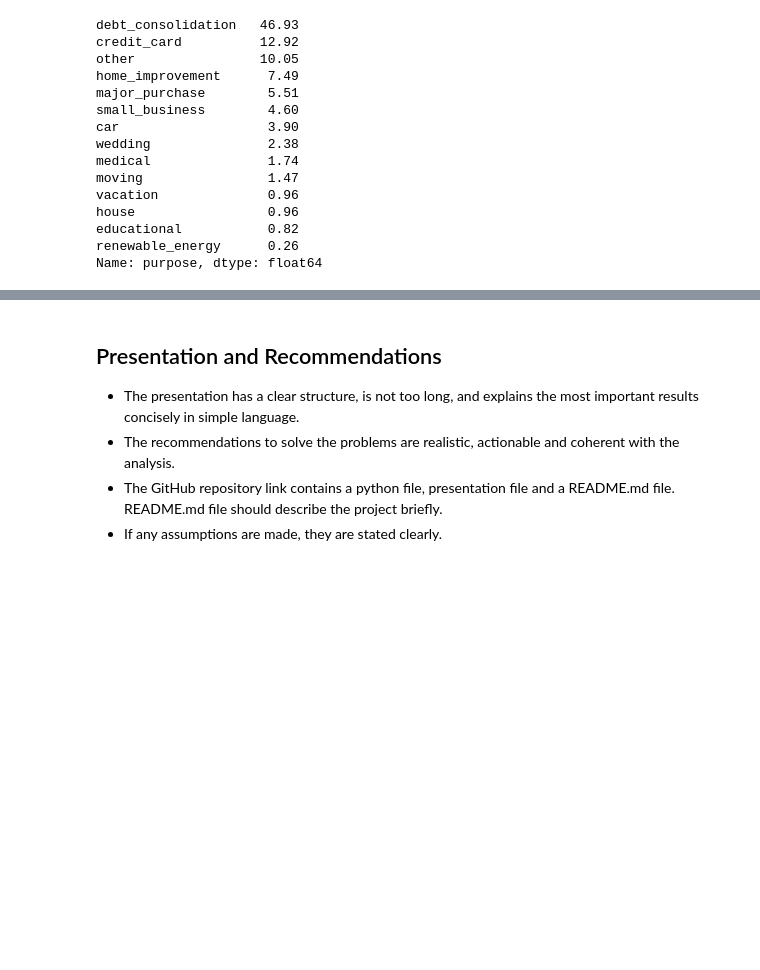
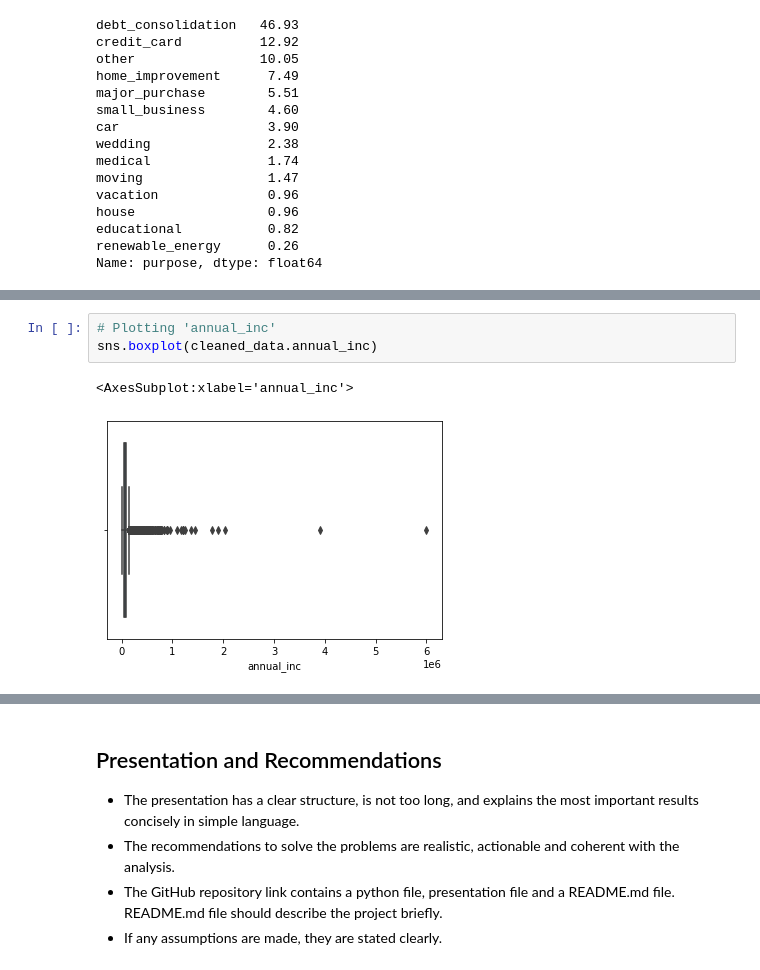
Before and after one commit to dicotips/LendingClubCaseStudy, a Jupyter notebook: Group_PavanNarra.ipynb, the cells around one changed output, grey strips where cells are left out. Cells and saved outputs as stored; diff of their text form; blank space fills up the shorter version.

```diff
--- a/Group_PavanNarra.ipynb
+++ b/Group_PavanNarra.ipynb
@@ -477,0 +506,6 @@ Name: purpose, dtype: float64
+# %%
+# Plotting 'annual_inc'
+sns.boxplot(cleaned_data.annual_inc)
+# %% [output]
+<AxesSubplot:xlabel='annual_inc'>
+[figure, added]
```
Also changed, not shown: parts of 11 cells of this notebook.
